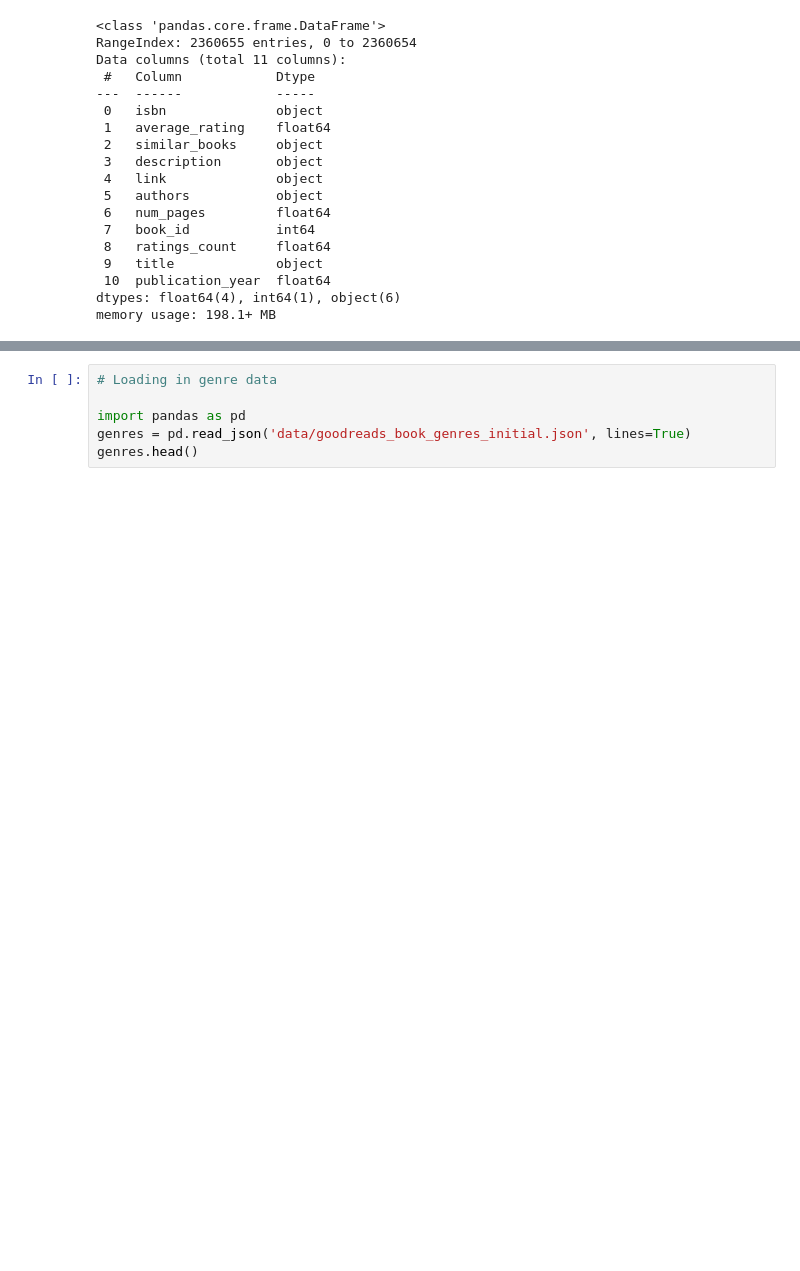
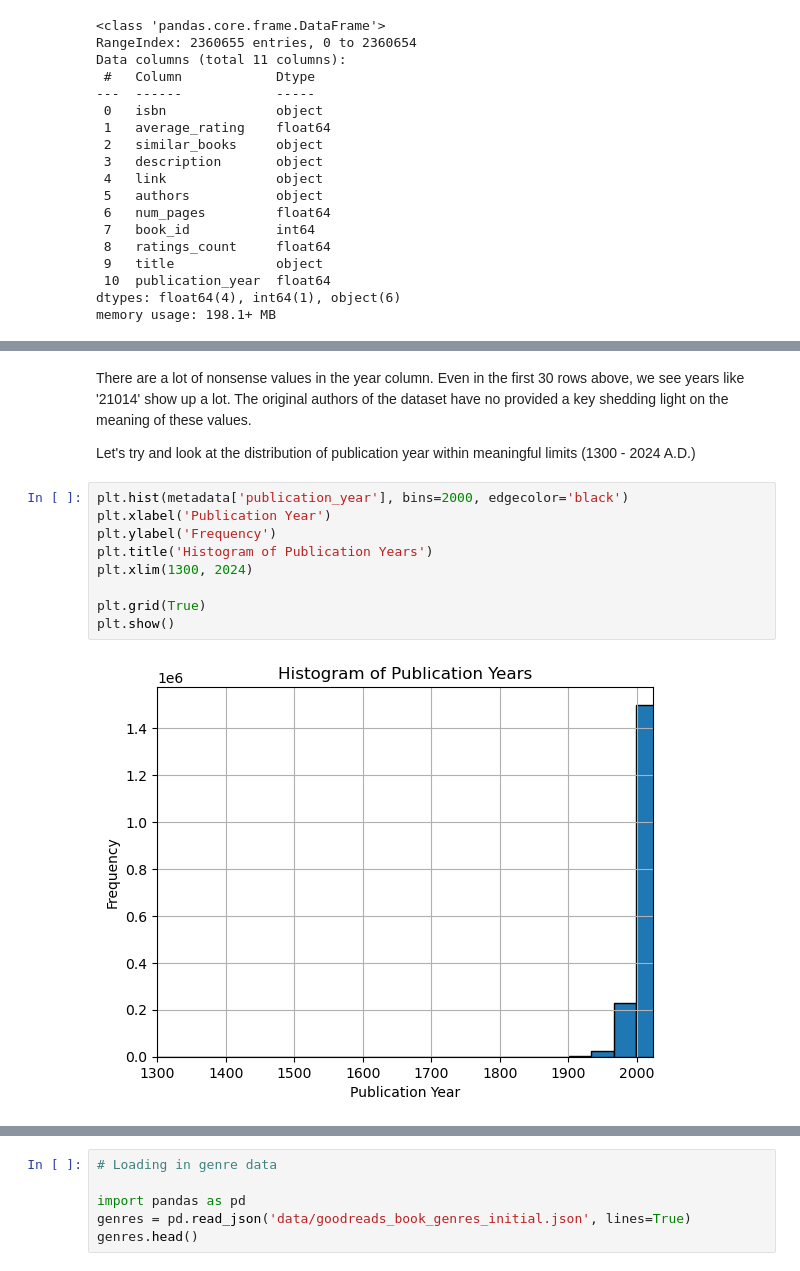
Before and after one commit to shelleylwang/goodreads-recommendations, a Jupyter notebook: data_prep.ipynb, the cells around one changed output, grey strips where cells are left out. Saved outputs shown, nothing was run; the diff lists cells and outputs as text; blank space fills up the shorter version.

Commit message:
publication)year exploration and removal from data. finalized genre addition code

```diff
--- a/data_prep.ipynb
+++ b/data_prep.ipynb
@@ -87,0 +168,15 @@ Notably missing here is genre information from the books. I'll merge that in usi
+# %% [markdown]
+There are a lot of nonsense values in the year column. Even in the first 30 rows above, we see years like '21014' show up a lot. The original authors of the dataset have no provided a key shedding light on the meaning of these values.
+
+Let's try and look at the distribution of publication year within meaningful limits (1300 - 2024 A.D.)
+# %%
+plt.hist(metadata['publication_year'], bins=2000, edgecolor='black')
+plt.xlabel('Publication Year')
+plt.ylabel('Frequency')
+plt.title('Histogram of Publication Years')
+plt.xlim(1300, 2024)
+
+plt.grid(True)
+plt.show()
+# %% [output]
+[figure, added]
```
Also changed, not shown: parts of 21 cells of this notebook.
